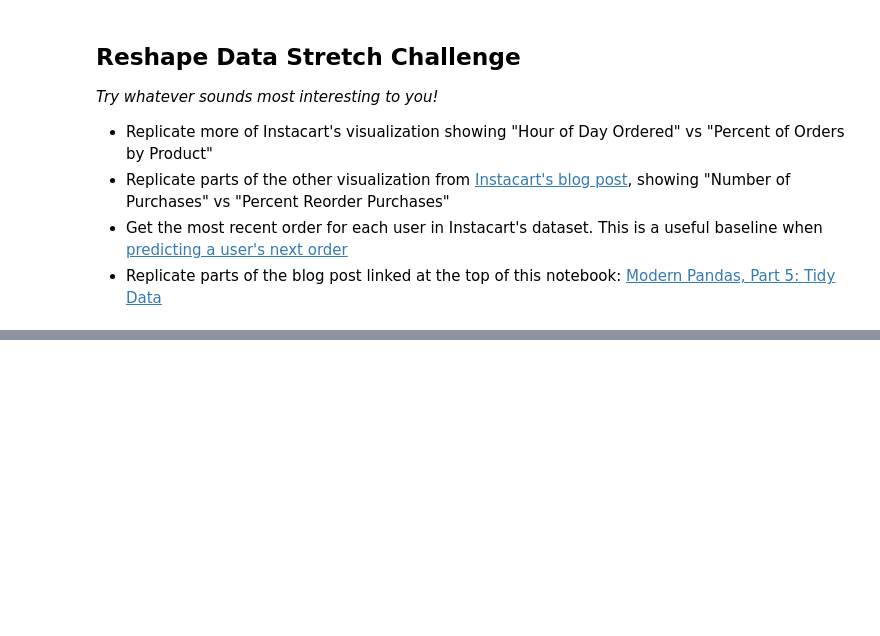
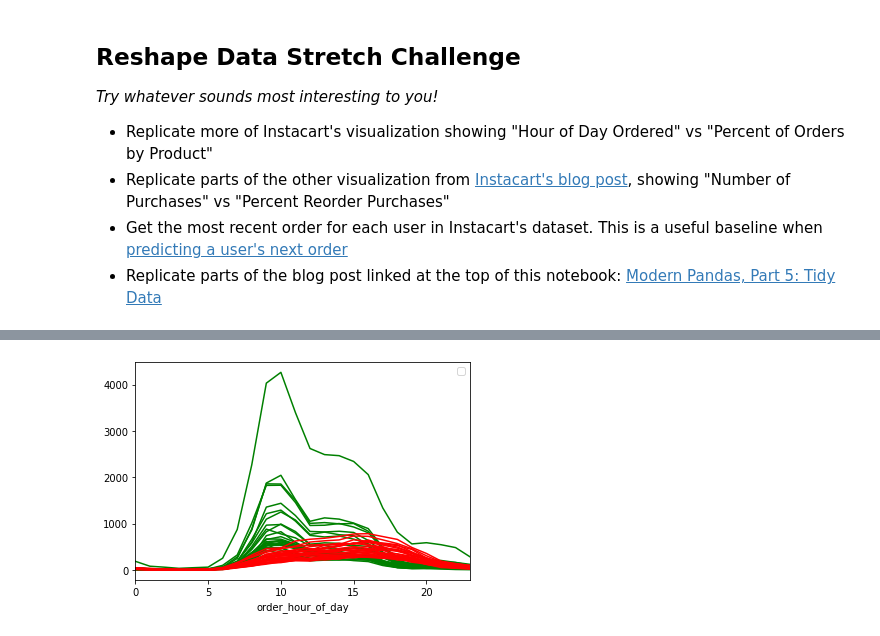
Before and after one commit to ekoly/DS-Unit-1-Sprint-1-Data-Wrangling-and-Storytelling, a Jupyter notebook: module3-join-and-reshape-data/LS_DS_113_Join_and_Reshape_Data_Assignment.ipynb, the cells around one changed output, grey strips where cells are left out. Saved outputs shown, nothing was run; the diff lists cells and outputs as text; code cells hidden in the pictures; blank space fills up the shorter version.

```diff
--- a/module3-join-and-reshape-data/LS_DS_113_Join_and_Reshape_Data_Assignment.ipynb
+++ b/module3-join-and-reshape-data/LS_DS_113_Join_and_Reshape_Data_Assignment.ipynb
@@ -576,0 +617,3 @@ _Try whatever sounds most interesting to you!_
+# %%
+latest = merged2.merge(late_products[["product_id", "product_name"]], how="inner", on="product_id")
+latest
@@ -576,0 +634,3 @@ _Try whatever sounds most interesting to you!_
+# %%
+earliest = merged2.merge(early_products[["product_id", "product_name"]], how="inner", on="product_id")
+earliest
@@ -576,0 +651,3 @@ _Try whatever sounds most interesting to you!_
+# %%
+early_and_late = pd.concat([earliest, latest])
+early_and_late.head()
@@ -576,0 +661,3 @@ _Try whatever sounds most interesting to you!_
+# %%
+orders_by_hours = early_and_late.pivot_table(values="order_id", index="order_hour_of_day", columns="product_name", aggfunc=len)
+orders_by_hours.fillna(0)
@@ -576,0 +683,11 @@ _Try whatever sounds most interesting to you!_
+# %%
+#orders_by_hours.plot()  # bad idea!
+ax = plt.gca()
+for product_name in early_products["product_name"]:
+  orders_by_hours.plot(kind="line", y=product_name, color="green", ax=ax)
+for product_name in late_products["product_name"]:
+  orders_by_hours.plot(kind="line", y=product_name, color="red", ax=ax)
+plt.legend("")
+plt.show()
+# %% [output]
+[figure, added]
```
Also changed, not shown: parts of 18 cells of this notebook.
